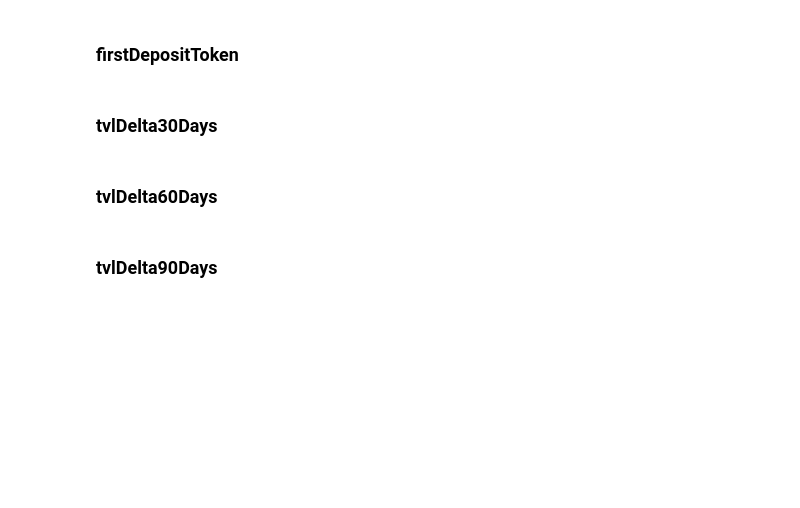
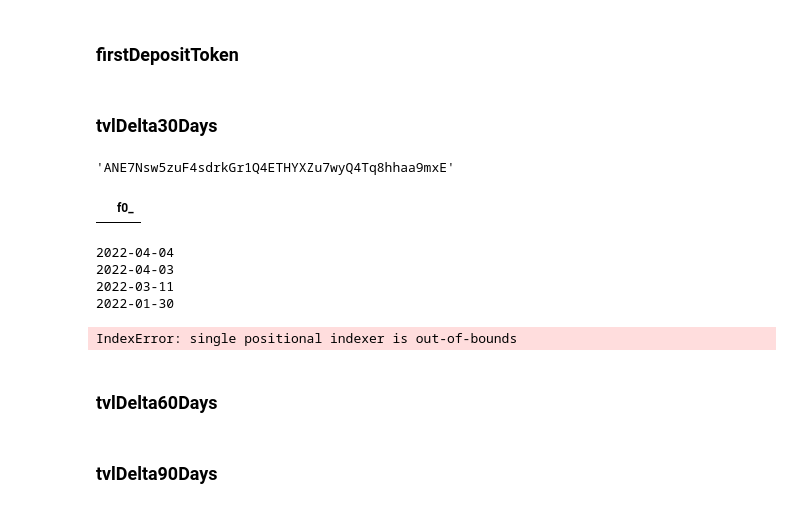
Before and after one commit to Friktion-Labs/user-dash, a Jupyter notebook: notebooks/user_table_etl_crafting.ipynb, the cells around one changed output. Drawn from its saved outputs; the diff is of its cells as text; code cells hidden in the pictures; blank space fills up the shorter version.

```diff
--- a/notebooks/user_table_etl_crafting.ipynb
+++ b/notebooks/user_table_etl_crafting.ipynb
@@ -117,6 +115,74 @@ user_deposit_table['firstDepositAmount'] = pd.read_gbq(query=f'select sum(amount
 user_deposit_table['firstDepositToken'] = pd.read_gbq(query=f'select currencyName from solana.deposits where userAddress = \'{current_user_address}\' and date(timestamp) = \'{first_deposit_date.isoformat()}\'').iloc[0,0]
 # %% [markdown]
 ### tvlDelta30Days
+# %%
+current_user_address
+# %% [output]
+'ANE7Nsw5zuF4sdrkGr1Q4ETHYXZu7wyQ4Tq8hhaa9mxE'
+# %%
+import datetime
+
+current_as_of_date = user_deposit_table['asOfDate'].iloc[3]
+
+# we can also perform this logic with GBQ SQL
+#      DATE_ADD(DATE "2022-01-19", INTERVAL 30 DAY)
+window_end_date = current_as_of_date + datetime.timedelta(30)
+
+pd.read_gbq(query=f'\
+    with window_deposits as \
+         (select userAddress, sum(amount) as deposits \
+         from solana.deposits \
+         where userAddress = \'{current_user_address}\' \
+         and date(timestamp) between \'{current_as_of_date.isoformat()}\' and \'{window_end_date}\'\
+         group by userAddress) \
+    , window_withdrawals as \
+        (select userAddress, sum(amount) as withdrawals \
+        from solana.withdrawals \
+        where userAddress = \'{current_user_address}\' \
+        and date(timestamp) between \'{current_as_of_date.isoformat()}\' and \'{window_end_date}\'\
+        group by userAddress) \
+    select \
+         (deposits - withdrawals) \
+    from window_deposits wd\
+    left join window_withdrawals ww on wd.userAddress = ww.userAddress \
+    ')
+
+#there is an interesting loss of precision when going from the GBQ to pandas GBQ
+# %% [output]
+|  | f0_ |
+# %%
+tvl_list = []
+for table_date in user_deposit_table['asOfDate']:
+    print(table_date)
+    current_as_of_date = table_date
+    window_end_date = current_as_of_date + datetime.timedelta(30)
+    window_delta = pd.read_gbq(query=f'\
+        with window_deposits as \
+             (select userAddress, sum(amount) as deposits \
+             from solana.deposits \
+             where userAddress = \'{current_user_address}\' \
+             and date(timestamp) between \'{current_as_of_date.isoformat()}\' and \'{window_end_date}\'\
+             group by userAddress) \
+        , window_withdrawals as \
+            (select userAddress, sum(amount) as withdrawals \
+            from solana.withdrawals \
+            where userAddress = \'{current_user_address}\' \
+            and date(timestamp) between \'{current_as_of_date.isoformat()}\' and \'{window_end_date}\'\
+            group by userAddress) \
+        select \
+             (deposits - withdrawals) \
+        from window_deposits wd\
+        left join window_withdrawals ww on wd.userAddress = ww.userAddress \
+        ').iloc[0,0]
+    tvl_list.append(window_delta)
+
+user_deposit_table['tvlDelta30Days'] = tvl_list
+# %% [output]
+2022-04-04
+2022-04-03
+2022-03-11
+2022-01-30
+IndexError: single positional indexer is out-of-bounds
 # %% [markdown]
 ### tvlDelta60Days
 # %% [markdown]
```
Also changed, not shown: parts of 6 cells of this notebook.
